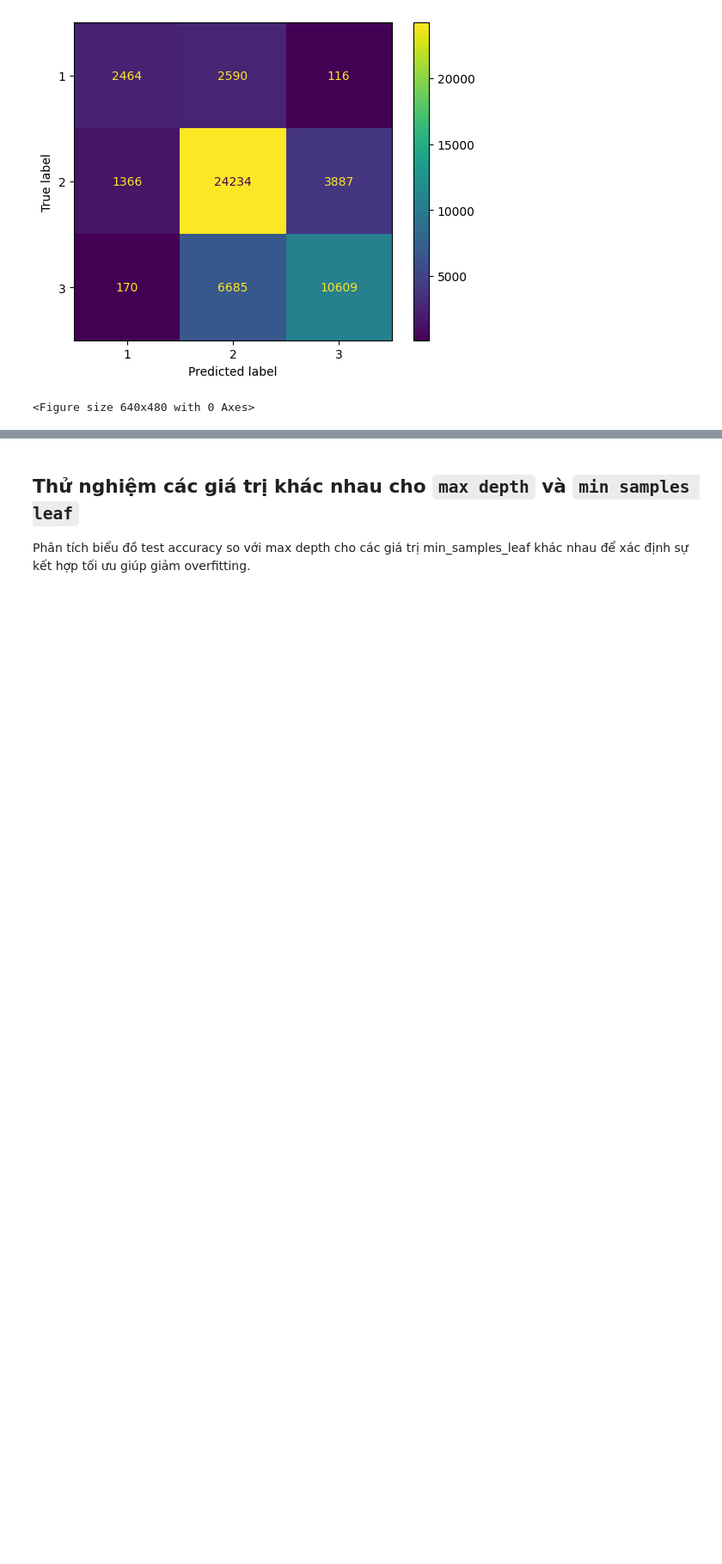
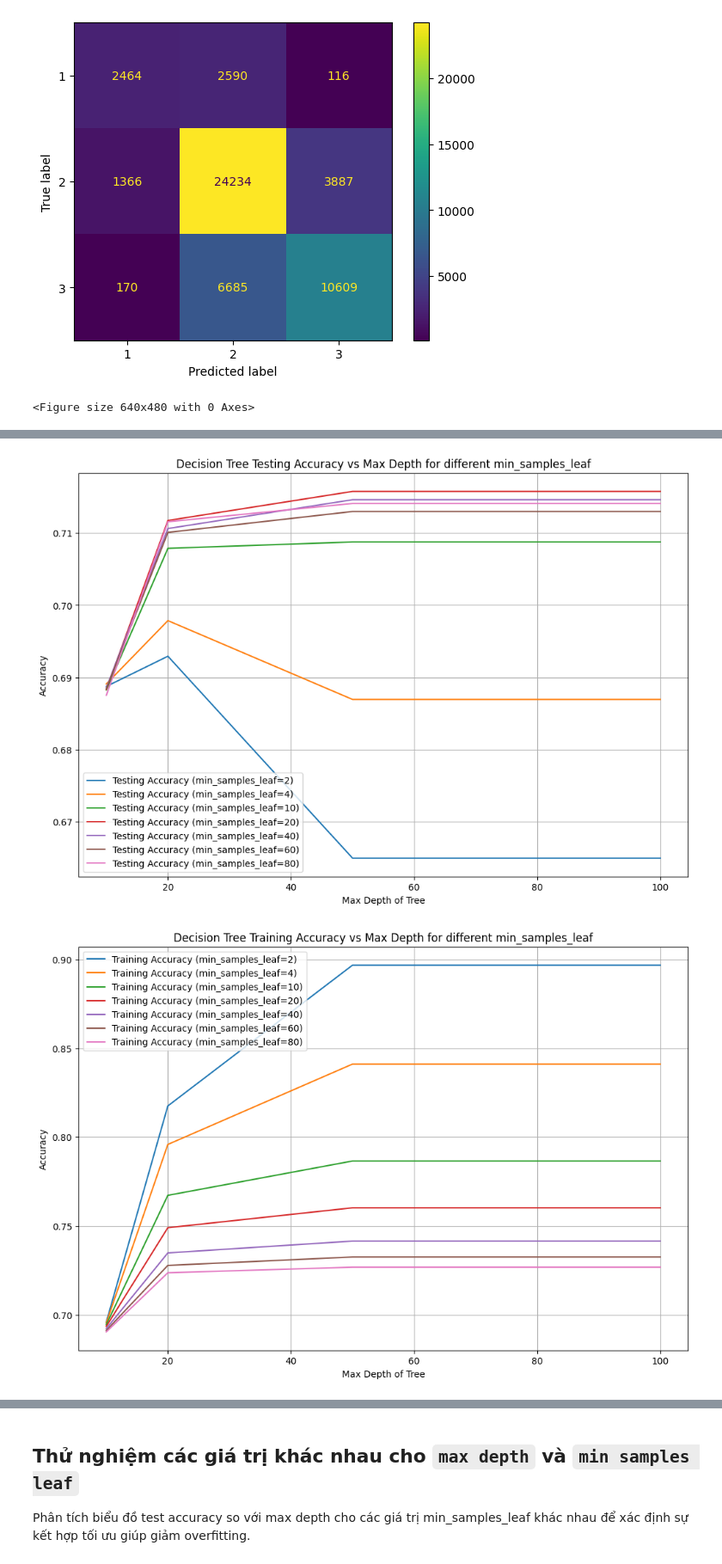
Before and after one commit to cuongtn49/MHUD, a Jupyter notebook: DecisionTree.ipynb, the cells around one changed output, grey strips where cells are left out. Shown at 86% size. Drawn from its saved outputs; the diff is of its cells as text; code cells hidden in the pictures; blank space fills up the shorter version.

```diff
--- a/DecisionTree.ipynb
+++ b/DecisionTree.ipynb
@@ -25,8 +25,8 @@ if 'building_id' in df.columns:
 X = df.drop(columns=['labels'])
 y = df['labels']
 
-# # Bước 4: One-hot encoding
-# X = pd.get_dummies(X)
+# Bước 4: One-hot encoding
+X = pd.get_dummies(X)
 
 # Bước 5: Tách tập train và test
 X_train, X_test, y_train, y_test = train_test_split(X, y, test_size=0.2, random_state=42)
@@ -121,7 +121,7 @@ plt.savefig('confusion_matrix.png')
 # ======= KIỂM TRA OVERFITTING =======
 # 1. So sánh hiệu suất trên tập train và test
 model_base = DecisionTreeClassifier(max_depth= 100, min_samples_leaf= 20,random_state=12345)
-model_base.fit(X_train, Y_train)
+model_base.fit(X_train, y_train)
 print("=== KIỂM TRA OVERFITTING ===\n")
 print("Với Decision Tree max_depth=100, min_sample_leaf=20\n")
 # Dự đoán trên tập huấn luyện
@@ -156,2 +171,48 @@ else:
+# %%
+#Thử nghiệm từng độ sâu và số lượng lá
+train_accuracies = {}
+test_accuracies = {}
+depths = {10, 20, 50, 80, 100}
+depths_list = sorted(list(depths))
+leaps = {2, 4, 10, 20, 40, 60, 80}
+leaps_list = sorted(list(leaps))
+
+# Thu nghiem do sau va min_samples_leaf
+for leap in leaps_list:
+    train_accuracies[leap] = []
+    test_accuracies[leap] = []
+    for depth in depths_list:
+        clf = DecisionTreeClassifier(max_depth=depth, min_samples_leaf=leap, random_state=42)
+        clf.fit(X_train, y_train)
+        # Danh gia tung do sau cho moi leap
+        train_accuracies[leap].append(accuracy_score(y_train, clf.predict(X_train)))
+        test_accuracies[leap].append(accuracy_score(y_test, clf.predict(X_test)))
+
+# Ve bieu do test
+plt.figure(figsize=(12, 8))
+for leap in leaps_list:
+    plt.plot(depths_list, test_accuracies[leap], label=f'Testing Accuracy (min_samples_leaf={leap})')
+
+plt.xlabel('Max Depth of Tree')
+plt.ylabel('Accuracy')
+plt.title('Decision Tree Testing Accuracy vs Max Depth for different min_samples_leaf')
+plt.legend()
+plt.grid(True)
+plt.show()
+
+# Ve bieu do train
+plt.figure(figsize=(12, 8))
+for leap in leaps_list:
+    plt.plot(depths_list, train_accuracies[leap], label=f'Training Accuracy (min_samples_leaf={leap})')
+
+plt.xlabel('Max Depth of Tree')
+plt.ylabel('Accuracy')
+plt.title('Decision Tree Training Accuracy vs Max Depth for different min_samples_leaf')
+plt.legend()
+plt.grid(True)
+plt.show()
+# %% [output]
+[figure, added]
+[figure, added]
 # %%
 # Tính toán lỗi mô hình
```
Also changed, not shown: parts of 9 cells of this notebook.
